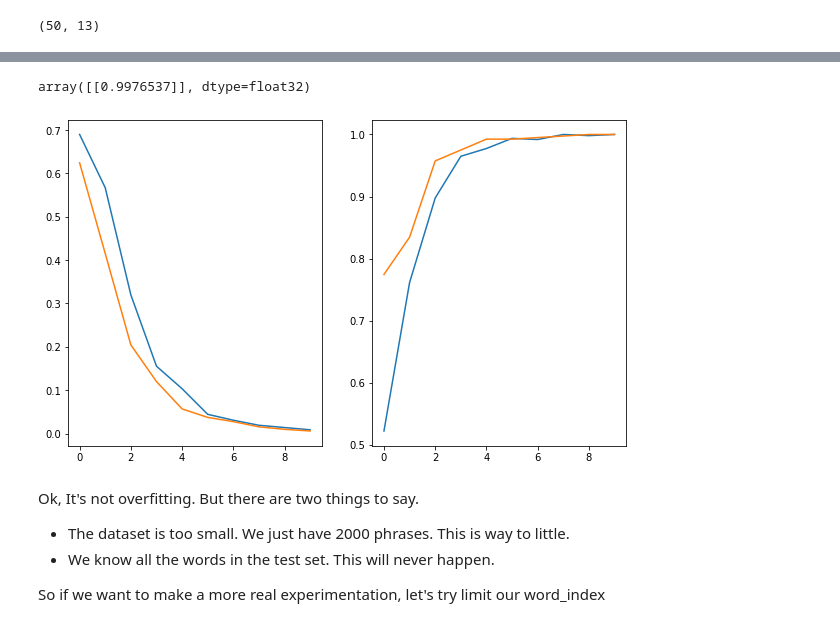
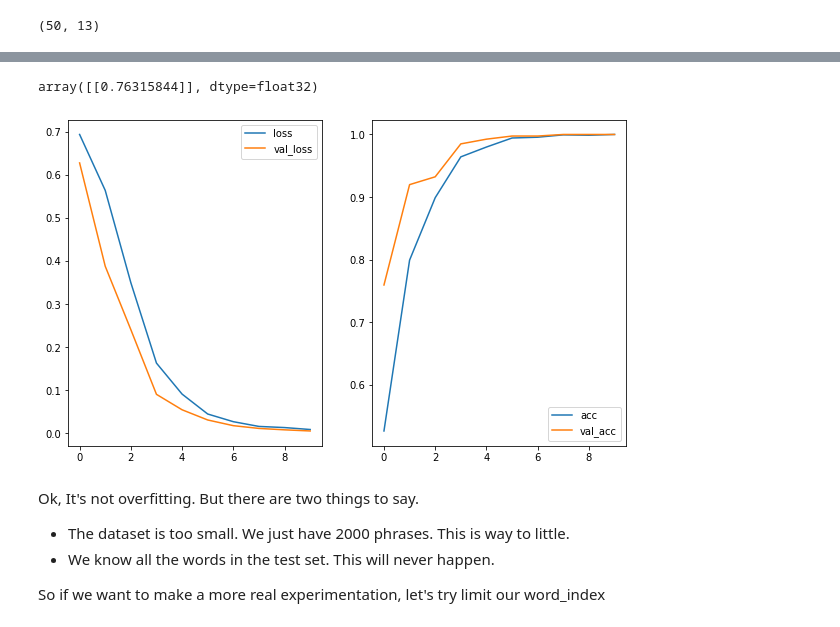
Before and after one commit to clovisdanielss/Colab-Projects, a Jupyter notebook: sentiment-prediction/Review_Sentiment_Prediction.ipynb, the cells around one changed output, grey strips where cells are left out. Drawn from its saved outputs; the diff is of its cells as text; code cells hidden in the pictures.

```diff
--- a/sentiment-prediction/Review_Sentiment_Prediction.ipynb
+++ b/sentiment-prediction/Review_Sentiment_Prediction.ipynb
@@ -40,8 +40,8 @@ dataset.text
 1991    Then as if I hadn't wasted enough of my life t...
 Name: text, Length: 1992, dtype: object
 # %%
-tokenizer = Tokenizer()
-tokenizer.fit_on_texts(dataset.text)
-len(tokenizer.word_index)
+small_tokenizer = Tokenizer()
+small_tokenizer.fit_on_texts(small_dataset.text)
+len(small_tokenizer.word_index)
 # %% [output]
 3260
@@ -59,0 +48,4 @@ array([[   0,    0,    0, ...,  112,    4, 1428],
+# %%
+small_sequences = small_tokenizer.texts_to_sequences(small_dataset.text)
+small_padded = pad_sequences(small_sequences)
+small_padded
@@ -117,27 +117,27 @@ Our first model seems to be fine. But It's most like overfitting. We will now sp
 # %%
 tf.random.set_seed(42)
 batch_size = 32
-data_size = dataset.text.to_numpy().shape[0]
+data_size = small_dataset.text.to_numpy().shape[0]
 test_size = math.ceil(data_size/5)
 train_size = data_size - test_size
-data = tf.data.Dataset.from_tensor_slices((padded, dataset.sentiment.to_numpy())).shuffle(1000)
-train = data.take(train_size).batch(batch_size)
-test = data.skip(train_size).batch(batch_size)
+small_data = tf.data.Dataset.from_tensor_slices((small_padded, small_dataset.sentiment.to_numpy())).shuffle(1000)
+small_train = small_data.take(train_size).batch(batch_size)
+small_test = small_data.skip(train_size).batch(batch_size)
 
-len(list(train)), len(list(test))
+len(list(small_train)), len(list(small_test))
 # %% [output]
 (50, 13)
 # %%
-model = tf.keras.models.Sequential([
-        tf.keras.layers.Embedding(len(tokenizer.word_index)+1,64,input_length=padded.shape[1]),
+small_model = tf.keras.models.Sequential([
+        tf.keras.layers.Embedding(len(small_tokenizer.word_index)+1,64,input_length=small_padded.shape[1]),
         tf.keras.layers.SimpleRNN(64),
         tf.keras.layers.Dense(1, activation="sigmoid")
 ])
 
-model.compile(optimizer="adam", loss="binary_crossentropy", metrics=["accuracy"])
+small_model.compile(optimizer="adam", loss="binary_crossentropy", metrics=["accuracy"])
 stop = tf.keras.callbacks.EarlyStopping(patience = 5)
 best = tf.keras.callbacks.ModelCheckpoint("best.h5", save_only_best=True)
 
-log = model.fit(train,validation_data=test, epochs=10, callbacks=[stop, best])
+log = small_model.fit(small_train,validation_data=small_test, epochs=10, callbacks=[stop, best])
 # %% [output]
 Epoch 1/10
@@ -163,21 +163,23 @@ Epoch 10/10
 # %%
-predict("Wow, this is amazing")
+predict("Wow, this is amazing",small_model)
 # %% [output]
-array([[0.9976537]], dtype=float32)
+array([[0.76315844]], dtype=float32)
 # %%
-def plot_training():
+def plot_training(log):
   epochs = len(log.history["loss"])
   plt.figure(figsize=(10,6))
   plt.subplot(1,2,1)
-  plt.plot(range(epochs), log.history["loss"])
-  plt.plot(range(epochs), log.history["val_loss"])
+  plt.plot(range(epochs), log.history["loss"], label="loss")
+  plt.plot(range(epochs), log.history["val_loss"], label="val_loss")
+  plt.legend()
   plt.subplot(1,2,2)
-  plt.plot(range(epochs), log.history["accuracy"])
-  plt.plot(range(epochs), log.history["val_accuracy"])
+  plt.plot(range(epochs), log.history["accuracy"], label="acc")
+  plt.plot(range(epochs), log.history["val_accuracy"], label="val_acc")
+  plt.legend()
 
-plot_training()
+plot_training(log)
 # %% [output]
-[figure, old version]
+[figure, new version]
 # %% [markdown]
 Ok, It's not overfitting. But there are two things to say.
 
```
Also changed, not shown: parts of 61 cells of this notebook.
